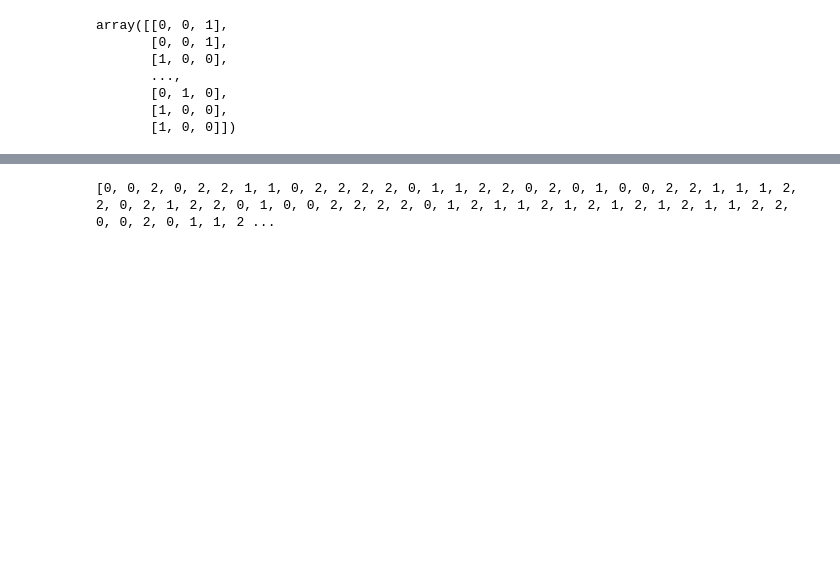
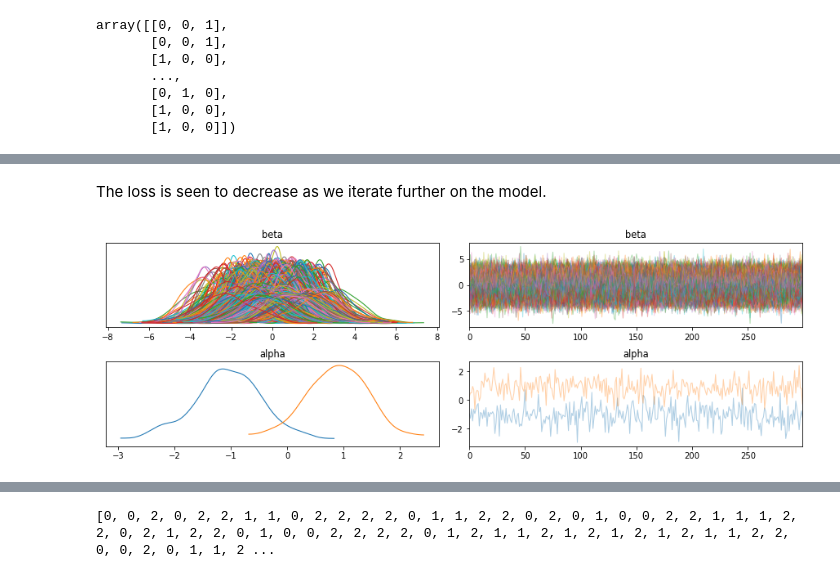
Before and after one commit to darrendefaoite/ET5003_SEM1_2021-2, a Jupyter notebook: Week-1/Etivity1.2.ipynb, the cells around one changed output, grey strips where cells are left out. Cells and saved outputs as stored; diff of their text form; code cells hidden in the pictures; blank space fills up the shorter version.

```diff
--- a/Week-1/Etivity1.2.ipynb
+++ b/Week-1/Etivity1.2.ipynb
@@ -483,3 +496,9 @@ plt.plot(approx.hist)
+# %% [markdown]
+The loss is seen to decrease as we iterate further on the model.
 # %%
+# View graph of the posterior alpha & beta values
 dd = 300
 posterior = approx.sample(draws=dd)
+az.plot_trace(posterior);
+# %% [output]
+[figure, added]
```
Also changed, not shown: parts of 25 cells of this notebook.
